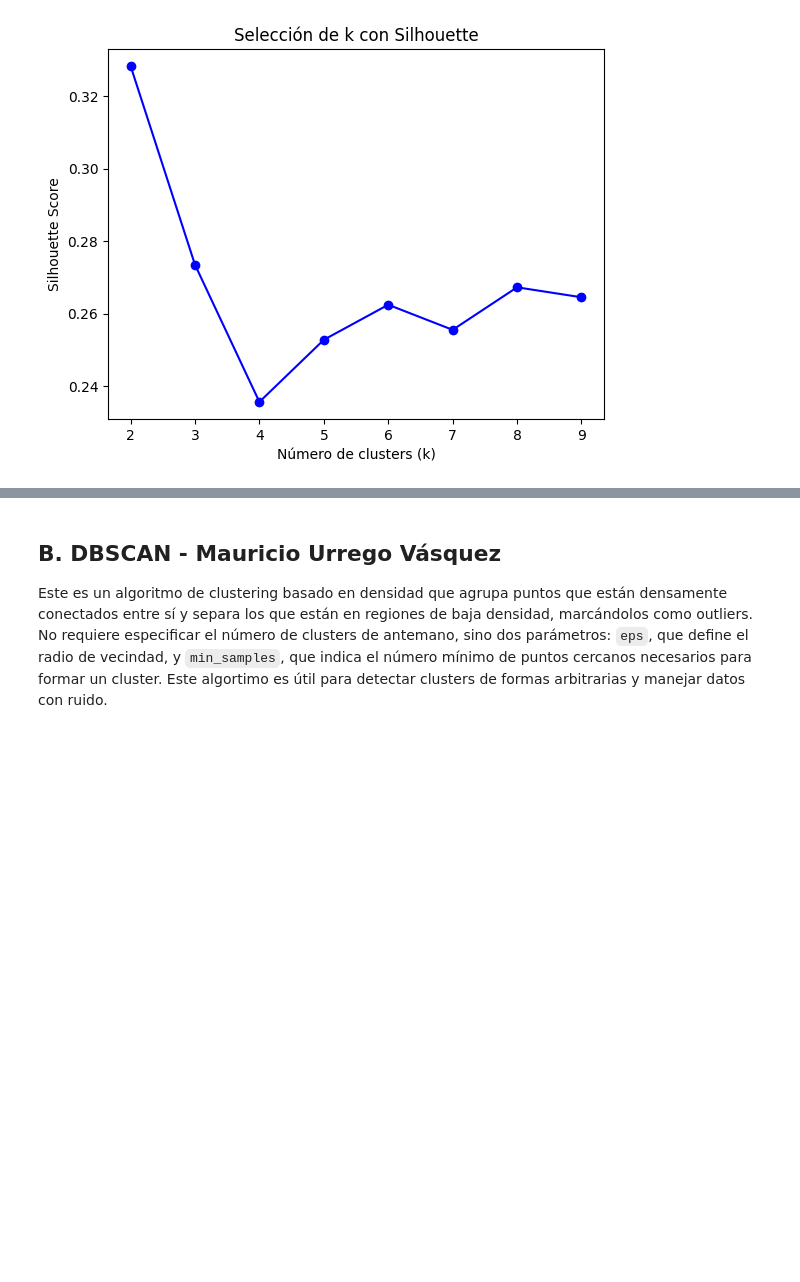
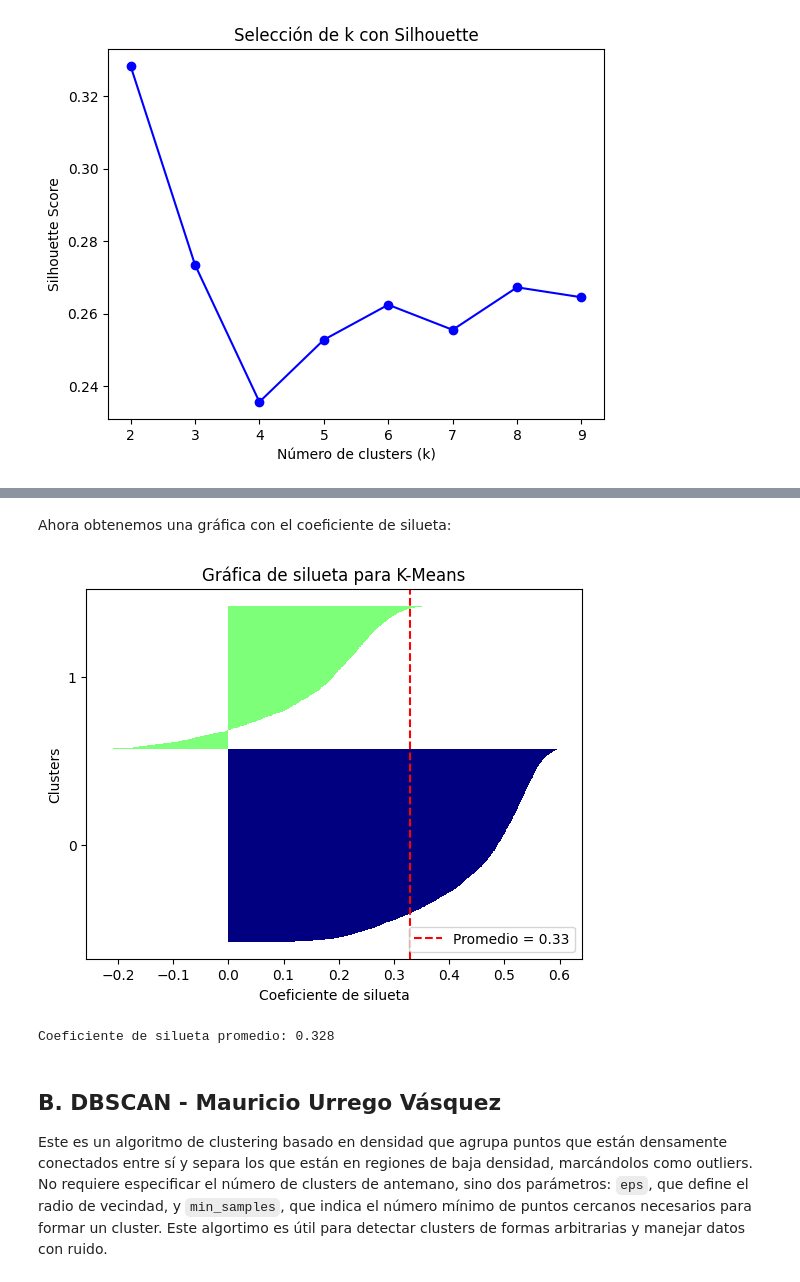
Before and after one commit to BI-organization/lab2, a Jupyter notebook: Lab2.ipynb, the cells around one changed output, grey strips where cells are left out. Saved outputs shown, nothing was run; the diff lists cells and outputs as text; code cells hidden in the pictures; blank space fills up the shorter version.

```diff
--- a/Lab2.ipynb
+++ b/Lab2.ipynb
@@ -445,3 +535,55 @@ plt.show()
+# %% [markdown]
+Ahora obtenemos una gráfica con el coeficiente de silueta:
+# %%
+import matplotlib.cm as cm
+
+def plot_silhouette_kmeans(data, labels,
+                           ylabel='Clusters',
+                           xlabel='Coeficiente de silueta',
+                           title='Gráfica de silueta para K-Means'):
+
+    cluster_labels = np.unique(labels)
+    n_clusters = cluster_labels.shape[0]
+
+    # Coeficiente de silueta por muestra
+    silhouette_vals = silhouette_samples(data, labels, metric='euclidean')
+
+    y_lower, y_upper = 0, 0
+    yticks = []
+
+    # Graficamos barras horizontales para cada cluster
+    for i, c in enumerate(cluster_labels):
+        c_sil_vals = silhouette_vals[labels == c]
+        c_sil_vals.sort()
+
+        y_upper += len(c_sil_vals)
+        color = cm.jet(float(i) / n_clusters)
+        plt.barh(range(y_lower, y_upper),
+                 c_sil_vals,
+                 height=1.0,
+                 edgecolor='none',
+                 color=color)
+        yticks.append((y_lower + y_upper) / 2.)
+        y_lower += len(c_sil_vals)
+
+    # Línea vertical para el promedio
+    silhouette_avg = silhouette_score(data, labels)
+    plt.axvline(silhouette_avg, color="red", linestyle="--", label=f'Promedio = {silhouette_avg:.2f}')
+
+    plt.yticks(yticks, cluster_labels)
+    plt.ylabel(ylabel)
+    plt.xlabel(xlabel)
+    plt.title(title)
+    plt.legend()
+    plt.show()
+
+    print(f'Coeficiente de silueta promedio: {silhouette_avg:.3f}')
+
+# Llamamos a la función
+plot_silhouette_kmeans(X, labels)
+# %% [output]
+[figure, added]
+Coeficiente de silueta promedio: 0.328
 # %% [markdown]
 ## B. DBSCAN - Mauricio Urrego Vásquez
 
```
Also changed, not shown: parts of 12 cells of this notebook.
